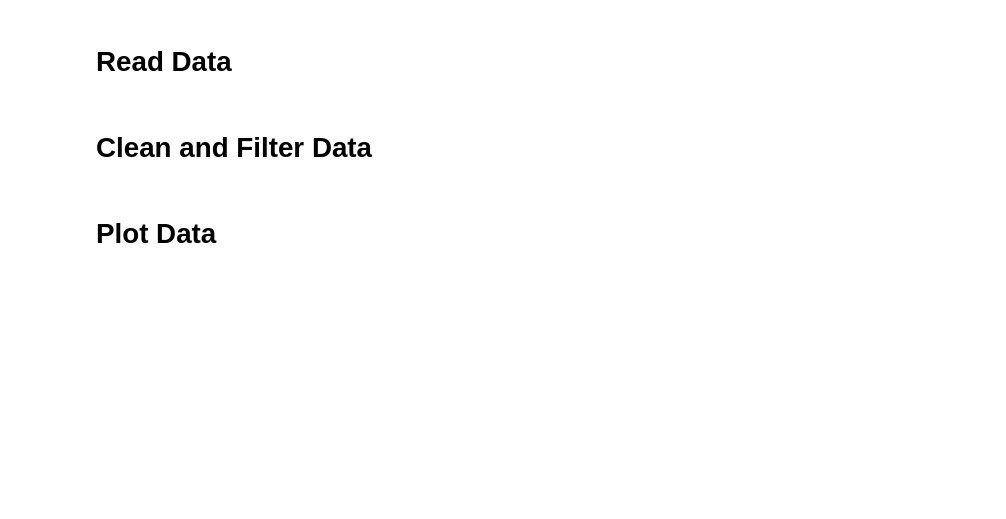
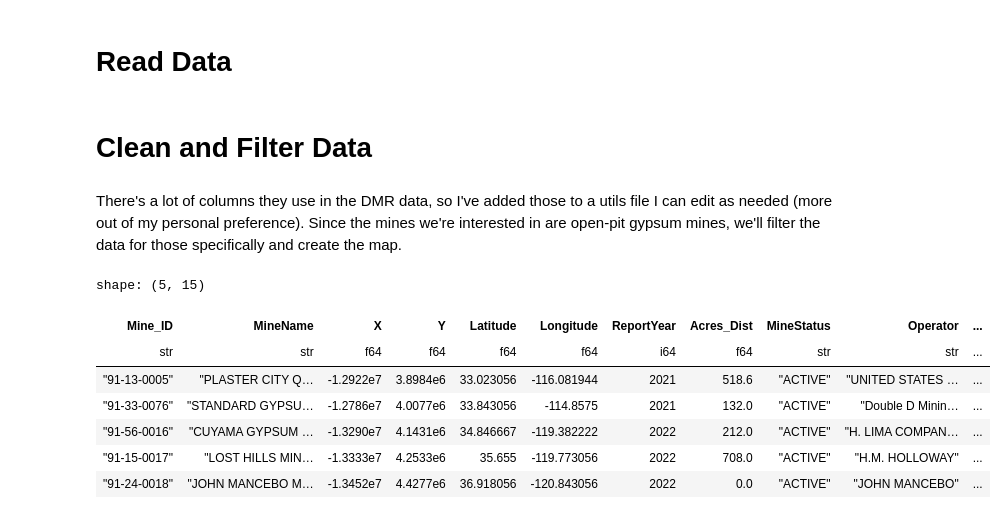
Before and after one commit to PJ6451/DMR-Analysis, a Jupyter notebook: ca_mines_analysis.ipynb, the cells around one changed output. Drawn from its saved outputs; the diff is of its cells as text; code cells hidden in the pictures; blank space fills up the shorter version.

```diff
--- a/ca_mines_analysis.ipynb
+++ b/ca_mines_analysis.ipynb
@@ -63,2 +14,23 @@ active_open_pit_mines = active_open_pit_mines.with_columns(pl.col("PriProduct").
-# %% [markdown]
-# Plot Data
+# %% [markdown]
+There's a lot of columns they use in the DMR data, so I've added those to a utils file I can edit as needed (more out of my personal preference). Since the mines we're interested in are open-pit gypsum mines, we'll filter the data for those specifically and create the map.
+# %%
+mines_csv = mines_csv[utils.get_cols_to_keep()]
+
+active_open_pit_gyp_mines = mines_csv.filter(
+    (
+    pl.col("MineStatus").str.contains("ACTIVE"))
+    & (pl.col("Opt_Type").str.contains("OPEN PIT"))
+    & (~pl.col("PriProduct").str.contains("NOT REPORT")
+    & (pl.col("PriProduct").str.contains("Gyp"))
+    )
+)
+active_open_pit_gyp_mines
+# %% [output]
+shape: (5, 15)
+| Mine_ID | MineName | X | Y | Latitude | Longitude | ReportYear | Acres_Dist | MineStatus | Operator | ... |
+| str | str | f64 | f64 | f64 | f64 | i64 | f64 | str | str | ... |
+| "91-13-0005" | "PLASTER CITY Q… | -1.2922e7 | 3.8984e6 | 33.023056 | -116.081944 | 2021 | 518.6 | "ACTIVE" | "UNITED STATES … | ... |
+| "91-33-0076" | "STANDARD GYPSU… | -1.2786e7 | 4.0077e6 | 33.843056 | -114.8575 | 2021 | 132.0 | "ACTIVE" | "Double D Minin… | ... |
+| "91-56-0016" | "CUYAMA GYPSUM … | -1.3290e7 | 4.1431e6 | 34.846667 | -119.382222 | 2022 | 212.0 | "ACTIVE" | "H. LIMA COMPAN… | ... |
+| "91-15-0017" | "LOST HILLS MIN… | -1.3333e7 | 4.2533e6 | 35.655 | -119.773056 | 2022 | 708.0 | "ACTIVE" | "H.M. HOLLOWAY" | ... |
+| "91-24-0018" | "JOHN MANCEBO M… | -1.3452e7 | 4.4277e6 | 36.918056 | -120.843056 | 2022 | 0.0 | "ACTIVE" | "JOHN MANCEBO" | ... |
```
Also changed, not shown: parts of 6 cells of this notebook, 2 other files.
